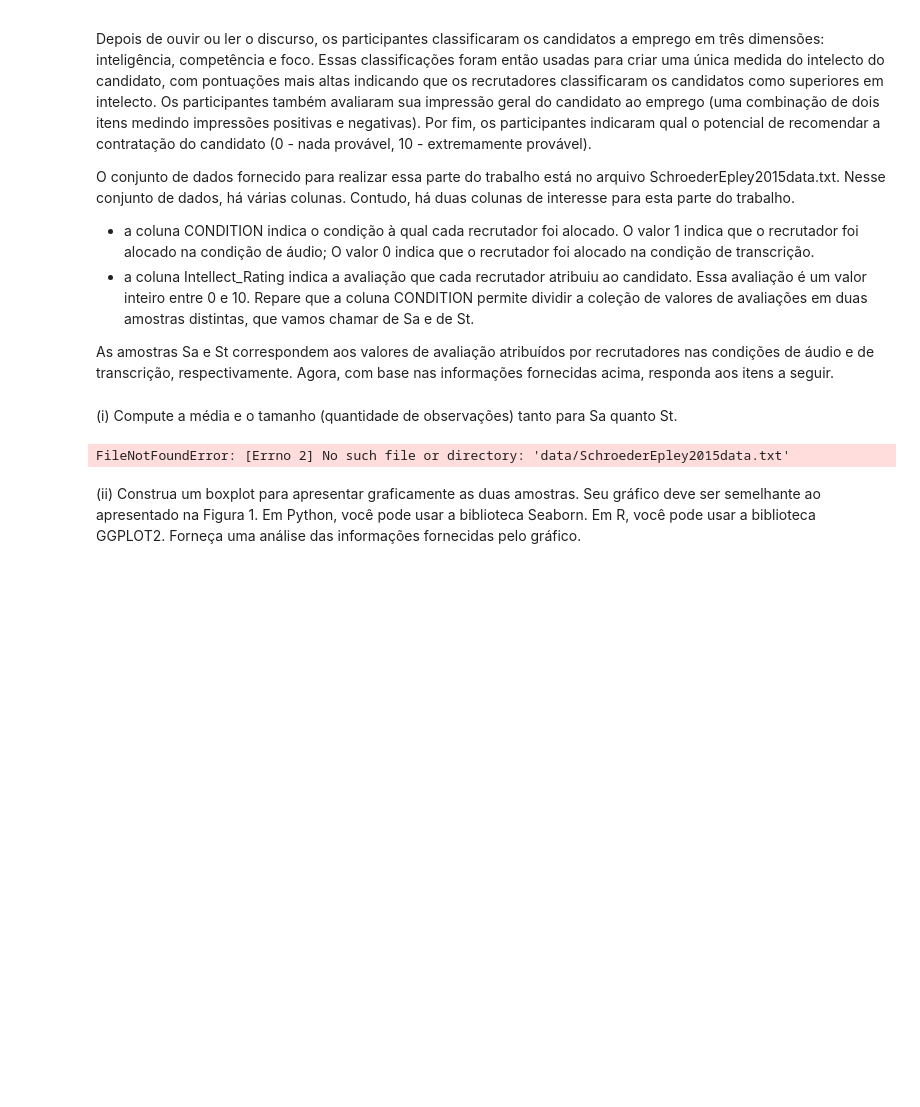
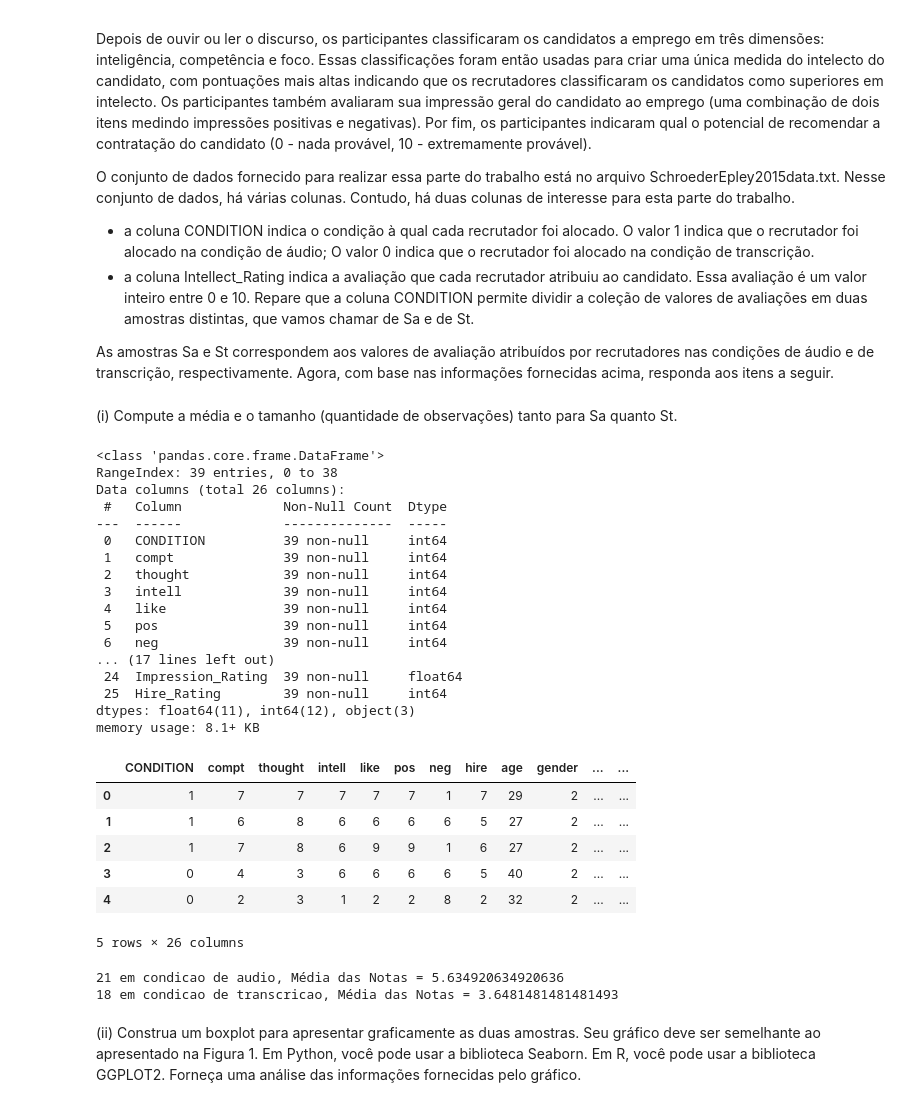
Before and after one commit to stepsbtw/Statistical-Inference, a Jupyter notebook: GCC1625_T1_CAIO_PASSOS_TORKST_FERREIRA.ipynb, the cells around one changed output. Saved outputs shown, nothing was run; the diff lists cells and outputs as text; code cells hidden in the pictures; blank space fills up the shorter version.

```diff
--- a/GCC1625_T1_CAIO_PASSOS_TORKST_FERREIRA.ipynb
+++ b/GCC1625_T1_CAIO_PASSOS_TORKST_FERREIRA.ipynb
@@ -432,13 +453,38 @@ seguir.
 # %% [markdown]
 (i) Compute a média e o tamanho (quantidade de observações) tanto para
 Sa quanto St.
+# %%
+import pandas as pd
+df = pd.read_csv("https://raw.githubusercontent.com/AILAB-CEFET-RJ/gcc1625/refs/heads/main/data/SchroederEpley2015data.txt")
+# checando o dataset
+df.info()
+df.head()
+# %% [output]
+<class 'pandas.core.frame.DataFrame'>
+RangeIndex: 39 entries, 0 to 38
+Data columns (total 26 columns):
+ #   Column             Non-Null Count  Dtype
+---  ------             --------------  -----
+ 0   CONDITION          39 non-null     int64
+ 1   compt              39 non-null     int64
+ 2   thought            39 non-null     int64
+ 3   intell             39 non-null     int64
+ 4   like               39 non-null     int64
+ 5   pos                39 non-null     int64
+ 6   neg                39 non-null     int64
+... (17 lines left out)
+ 24  Impression_Rating  39 non-null     float64
+ 25  Hire_Rating        39 non-null     int64
+dtypes: float64(11), int64(12), object(3)
+memory usage: 8.1+ KB
+|  | CONDITION | compt | thought | intell | like | pos | neg | hire | age | gender | ... | ... |
+| 0 | 1 | 7 | 7 | 7 | 7 | 7 | 1 | 7 | 29 | 2 | ... | ... |
+| 1 | 1 | 6 | 8 | 6 | 6 | 6 | 6 | 5 | 27 | 2 | ... | ... |
+| 2 | 1 | 7 | 8 | 6 | 9 | 9 | 1 | 6 | 27 | 2 | ... | ... |
+| 3 | 0 | 4 | 3 | 6 | 6 | 6 | 6 | 5 | 40 | 2 | ... | ... |
+| 4 | 0 | 2 | 3 | 1 | 2 | 2 | 8 | 2 | 32 | 2 | ... | ... |
+5 rows × 26 columns
 # %%
-import pandas as pd
-
-df = pd.read_csv("data/SchroederEpley2015data.txt")
-df.head()
-#df.info()
-
 # vamos dividir em Sa e St (condition 1 e 0)
 Sa = df[df["CONDITION"]==1]["Intellect_Rating"]
 St = df[df["CONDITION"]==0]["Intellect_Rating"]
@@ -446,7 +492,8 @@ St = df[df["CONDITION"]==0]["Intellect_Rating"]
 print(f"{Sa.shape[0]} em condicao de audio, Média das Notas = {Sa.mean()}")
 print(f"{St.shape[0]} em condicao de transcricao, Média das Notas = {St.mean()}")
 # %% [output]
-FileNotFoundError: [Errno 2] No such file or directory: 'data/SchroederEpley2015data.txt'
+21 em condicao de audio, Média das Notas = 5.634920634920636
+18 em condicao de transcricao, Média das Notas = 3.6481481481481493
 # %% [markdown]
 (ii) Construa um boxplot para apresentar graficamente as duas amostras.
 Seu gráfico deve ser semelhante ao apresentado na Figura 1. Em Python, você pode usar a biblioteca Seaborn. Em R, você pode usar a biblioteca GGPLOT2. Forneça uma análise das informações fornecidas pelo gráfico.
```
Also changed, not shown: parts of 15 cells of this notebook.
